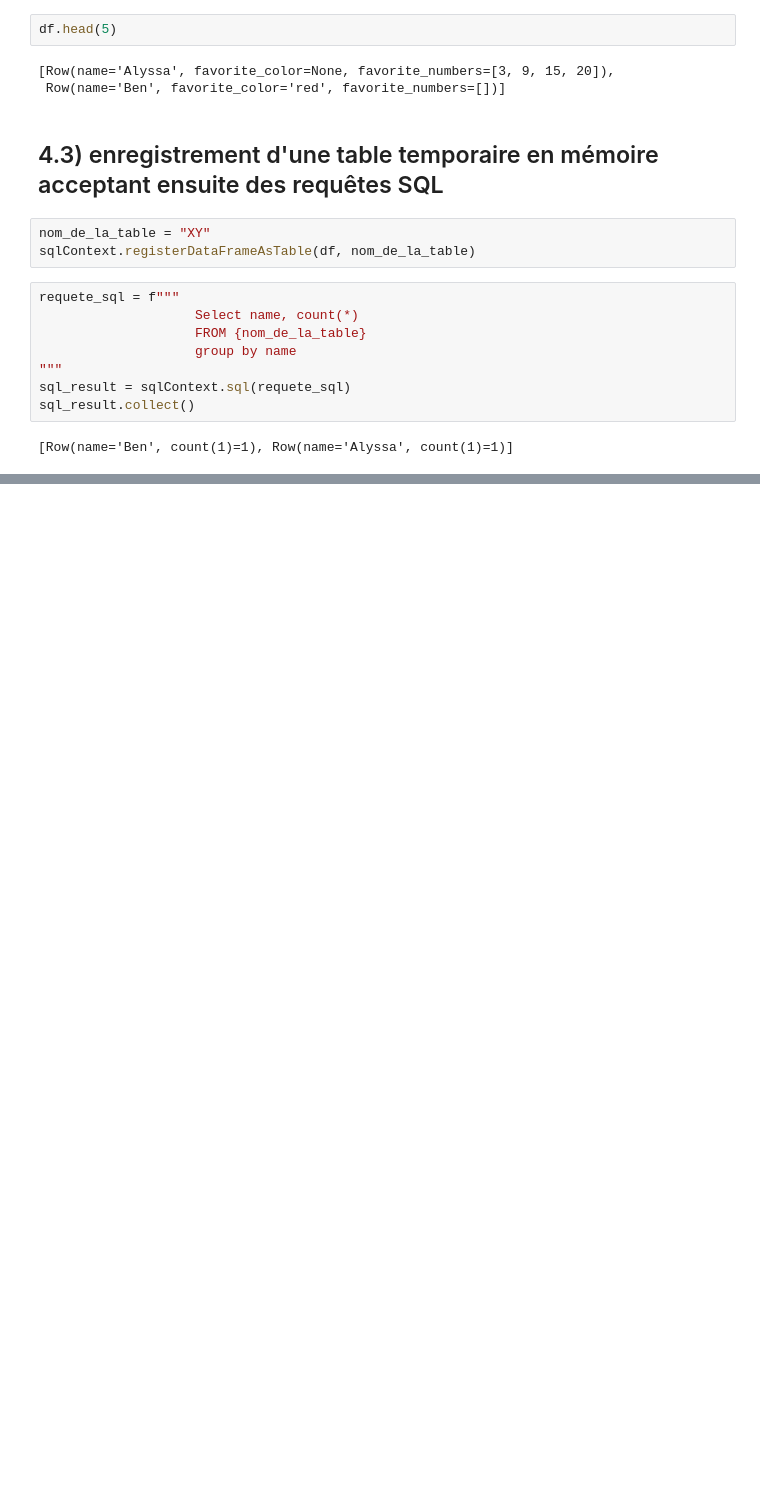
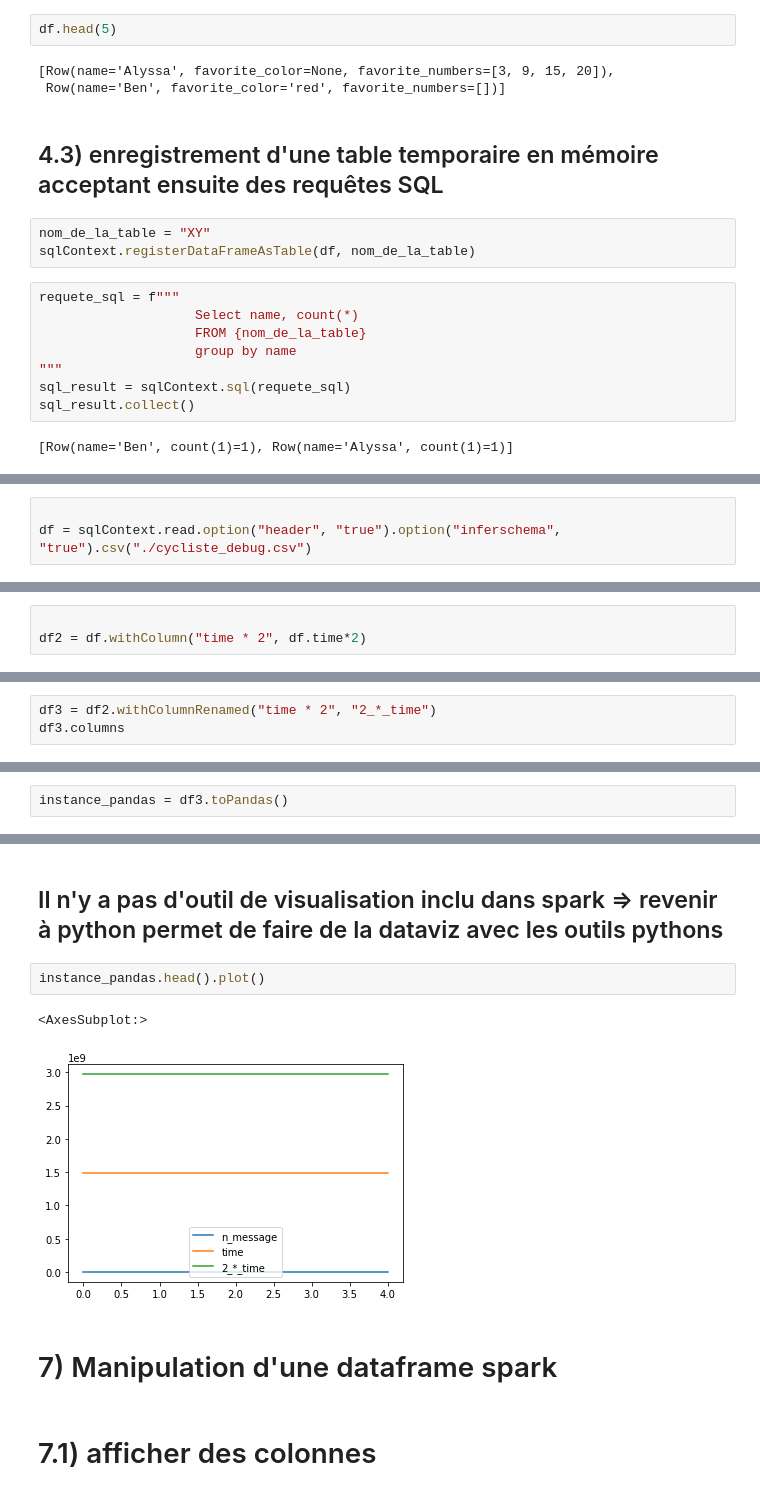
Before and after one commit to romainjouin/2021_esilv_spark, a Jupyter notebook: spark3.ipynb, the cells around one changed output, grey strips where cells are left out. Saved outputs shown, nothing was run; the diff lists cells and outputs as text; blank space fills up the shorter version.

```diff
--- a/spark3.ipynb
+++ b/spark3.ipynb
@@ -169,0 +154,3 @@ df.head(5)
+# %%
+
+df = sqlContext.read.option("header", "true").option("inferschema", "true").csv("./cycliste_debug.csv")
@@ -169,0 +169,3 @@ df.head(5)
+# %%
+
+df2 = df.withColumn("time * 2", df.time*2)
@@ -169,0 +178,3 @@ df.head(5)
+# %%
+df3 = df2.withColumnRenamed("time * 2", "2_*_time")
+df3.columns
@@ -169,0 +217,2 @@ df.head(5)
+# %%
+instance_pandas = df3.toPandas()
@@ -169,0 +236,12 @@ df.head(5)
+# %% [markdown]
+## Il n'y a pas d'outil de visualisation inclu dans spark => revenir à python permet de faire de la dataviz avec les outils pythons
+# %%
+instance_pandas.head().plot()
+# %% [output]
+<AxesSubplot:>
+[figure, added]
+# %% [markdown]
+
+# 7) Manipulation d'une dataframe spark
+# %% [markdown]
+# 7.1) afficher des colonnes
```
Also changed, not shown: parts of 31 cells of this notebook, 4 other files.
